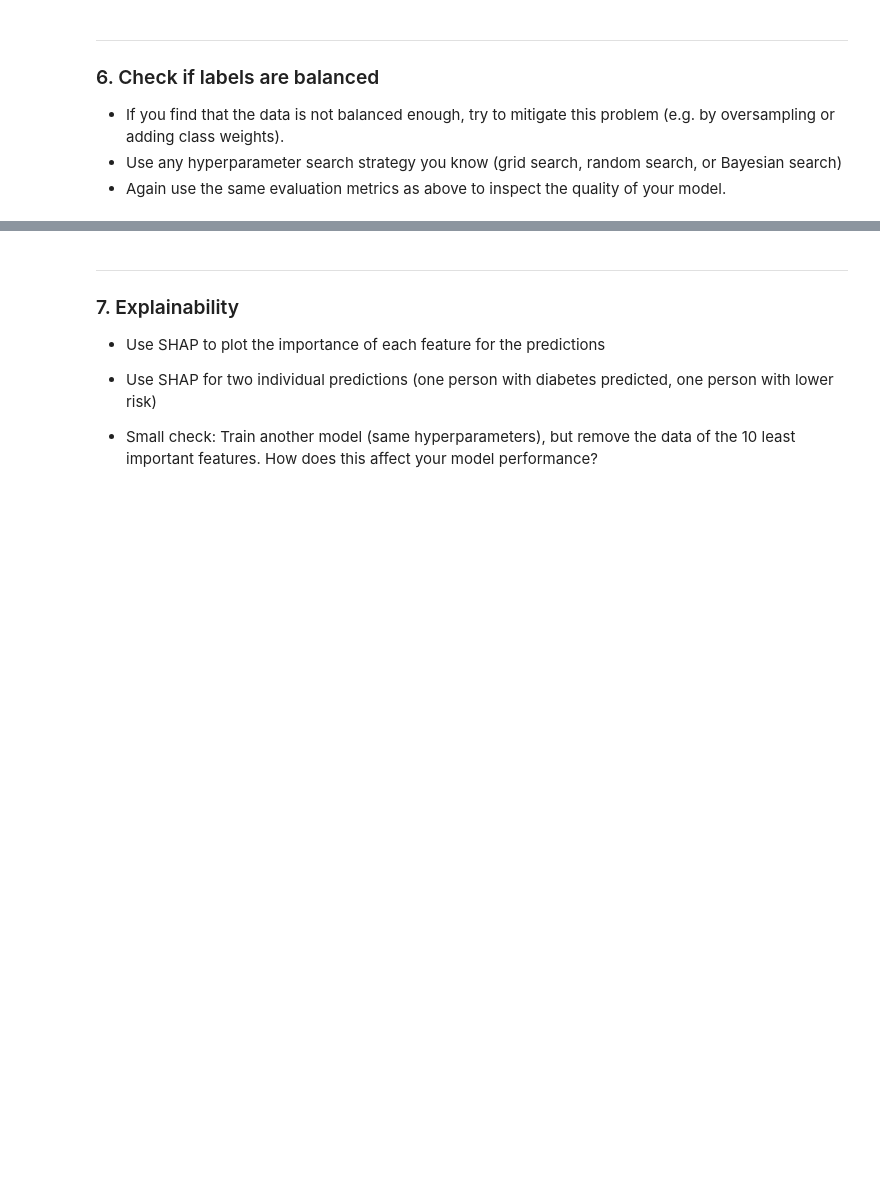
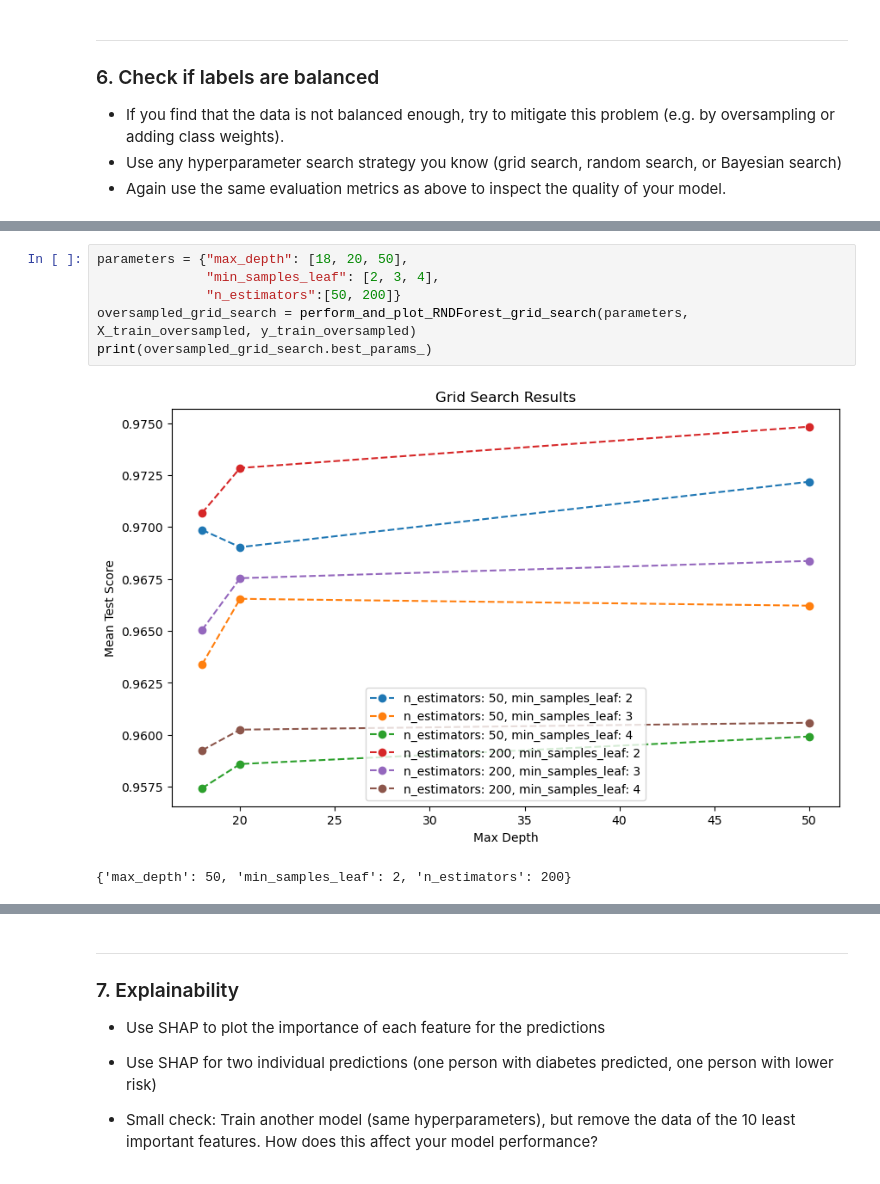
Before and after one commit to Knerten0815/ai_for_smart_health, a Jupyter notebook: Portfolio/ai_smart_health_portfolio_01_diabetes_prediction_template.ipynb, the cells around one changed output, grey strips where cells are left out. Saved outputs shown, nothing was run; the diff lists cells and outputs as text; blank space fills up the shorter version.

```diff
--- a/Portfolio/ai_smart_health_portfolio_01_diabetes_prediction_template.ipynb
+++ b/Portfolio/ai_smart_health_portfolio_01_diabetes_prediction_template.ipynb
@@ -419,0 +495,9 @@ Probability mean:  0.11266842407109834
+# %%
+parameters = {"max_depth": [18, 20, 50],
+              "min_samples_leaf": [2, 3, 4],
+              "n_estimators":[50, 200]}
+oversampled_grid_search = perform_and_plot_RNDForest_grid_search(parameters, X_train_oversampled, y_train_oversampled)
+print(oversampled_grid_search.best_params_)
+# %% [output]
+[figure, added]
+{'max_depth': 50, 'min_samples_leaf': 2, 'n_estimators': 200}
```
Also changed, not shown: parts of 21 cells of this notebook.
